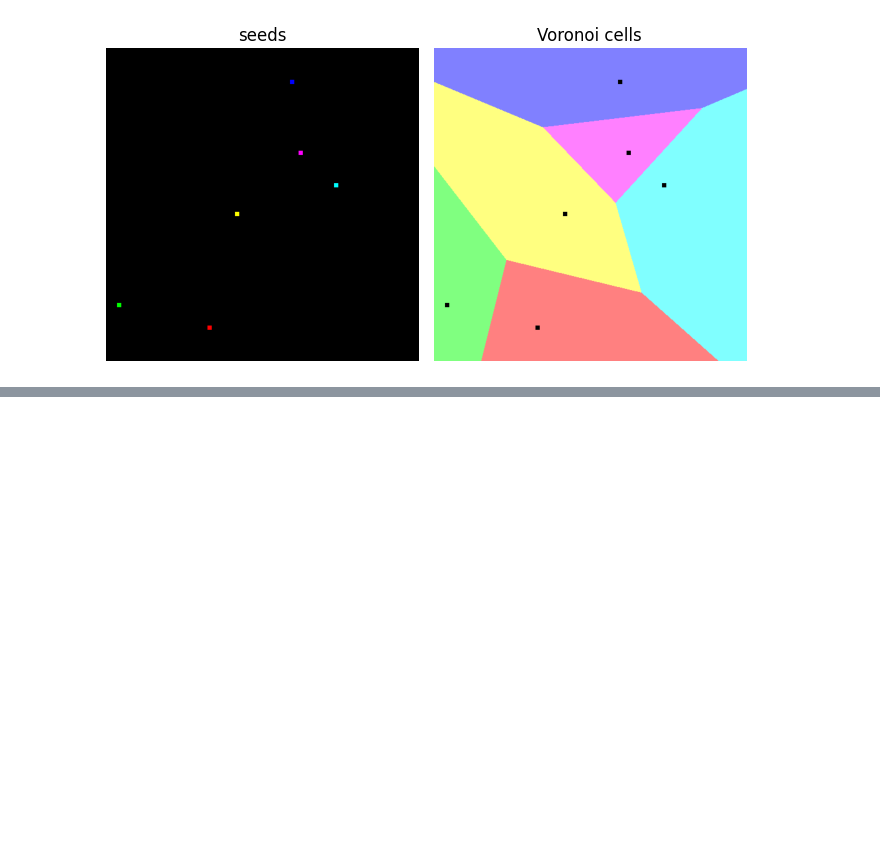
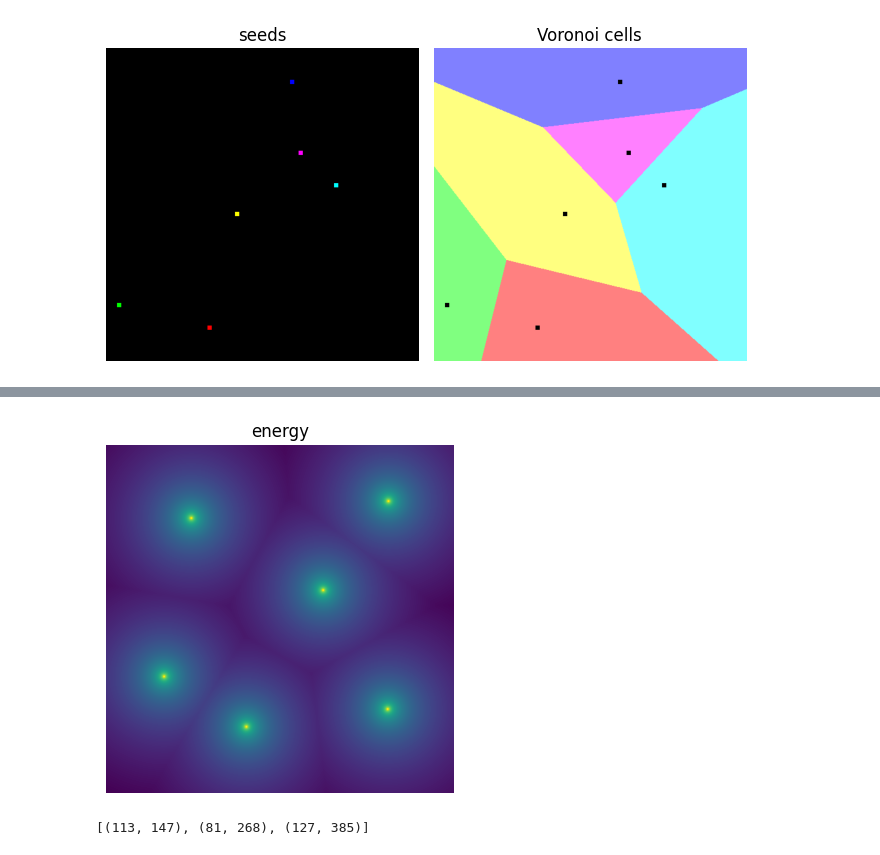
Before and after one commit to FlorinAndrei/segmentation_click_train, a Jupyter notebook: article.ipynb, the cells around one changed output, grey strips where cells are left out. Drawn from its saved outputs; the diff is of its cells as text; code cells hidden in the pictures; blank space fills up the shorter version.

```diff
--- a/article.ipynb
+++ b/article.ipynb
@@ -422,0 +493,34 @@ plt.show()
+# %%
+with open(tg_baseline_dir + "/energy/1/true_positives/1.pkl", "rb") as sf:
+    _ = pickle.load(sf)
+fig, ax = plt.subplots(nrows=1, ncols=1, figsize=(4, 4))
+ax.set_axis_off()
+ax.set_title("energy")
+ax.imshow(np.log10(_))
+fig.tight_layout()
+fig.savefig("voronoi_energy.png", bbox_inches="tight")
+fig.show()
+# %% [output]
+[figure, added]
+# %%
+s_frame = Image.new(mode="L", size=image_size, color=0)
+s_draw = ImageDraw.Draw(s_frame)
+s_draw.ellipse([(50, 50), (462, 462)], fill=255, outline=255)
+s_draw.ellipse([(50, 110), (462, 522)], fill=0, outline=0)
+s_frame_arr = np.array(s_frame)
+s_frame_arr = (s_frame_arr / s_frame_arr.max()).astype(np.uint8)
+
+s_baseline_dir = "article_sickle_dir"
+s_sp_schedule = {"tmax": 2000.0, "tmin": 0.1, "steps": 500, "updates": 0}
+s_n_points = 3
+s_args = (s_baseline_dir, s_frame_arr, s_sp_schedule, s_n_points)
+if not os.path.exists(s_baseline_dir):
+    best_points_s, best_energy_s = test_gamma(s_args)
+    with open("centroid_sickle_best_points.pkl", "wb") as bpf:
+        pickle.dump(best_points_s, bpf)
+
+with open("centroid_sickle_best_points.pkl", "rb") as bpf:
+    best_points_s = pickle.load(bpf)
+best_points_s
+# %% [output]
+[(113, 147), (81, 268), (127, 385)]
```
Also changed, not shown: parts of 7 cells of this notebook, 5 other files.
